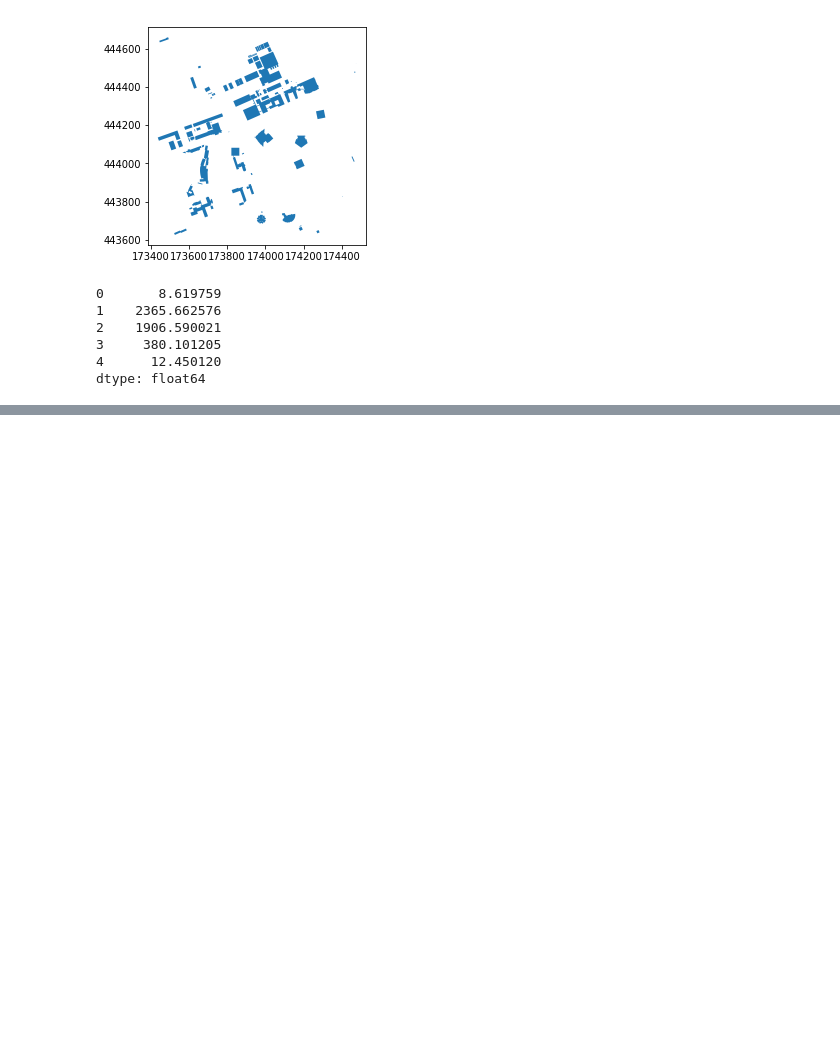
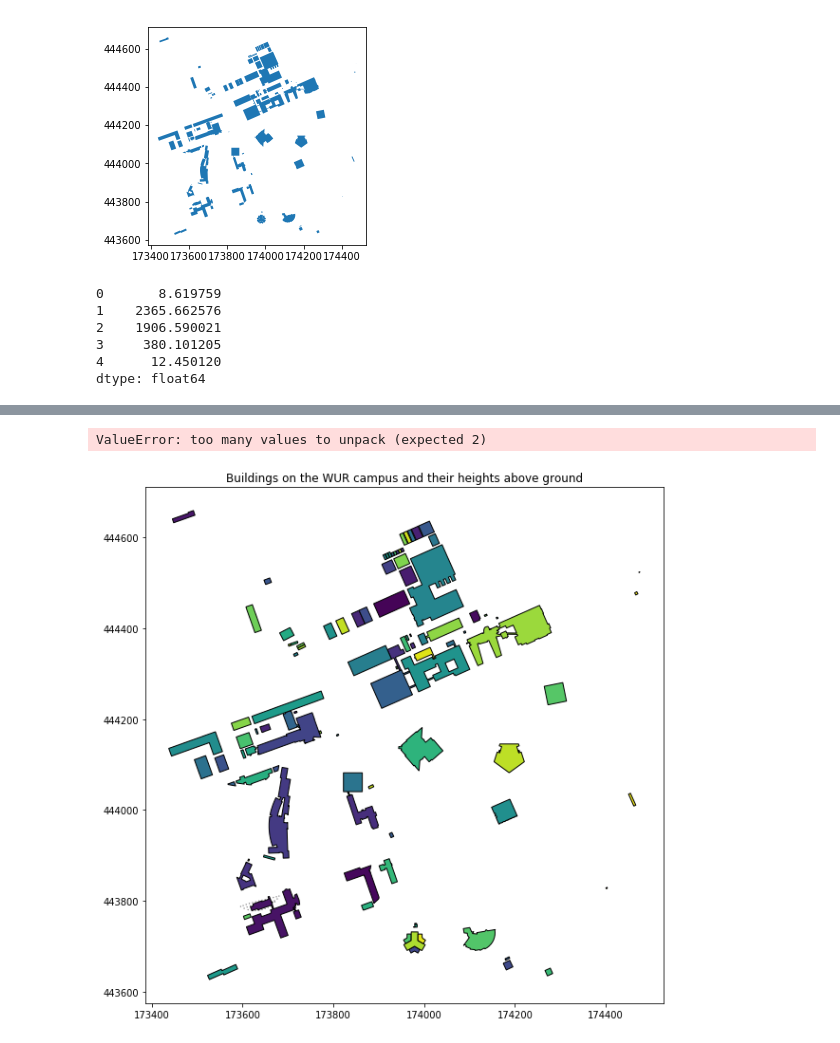
Before and after one commit to MarritL/GeoscriptingAssignment12, a Jupyter notebook: main.ipynb, the cells around one changed output, grey strips where cells are left out. Cells and saved outputs as stored; diff of their text form; code cells hidden in the pictures; blank space fills up the shorter version.

Commit message:
starting function to visualize

```diff
--- a/main.ipynb
+++ b/main.ipynb
@@ -85,0 +82,12 @@ zonal_stats(*args, **kwargs)
+# %%
+f, ax = plt.subplots(1, figsize=(10, 10))
+ax.set_title('Buildings on the WUR campus and their heights above ground')
+buildingsGDF.plot(ax=ax, scheme='fisher_jenks', k=6,
+                  cmap=plt.cm.viridis, linewidth=1, edgecolor='black', legend=True)
+ax.annotate(buildingsGDF.area, buildingsGDF.centroid)
+ax.set_facecolor("lightgray")
+plt.axis('equal')
+plt.show()
+# %% [output]
+ValueError: too many values to unpack (expected 2)
+[figure, added]
```
Also changed, not shown: parts of 4 cells of this notebook, 1 other file.
